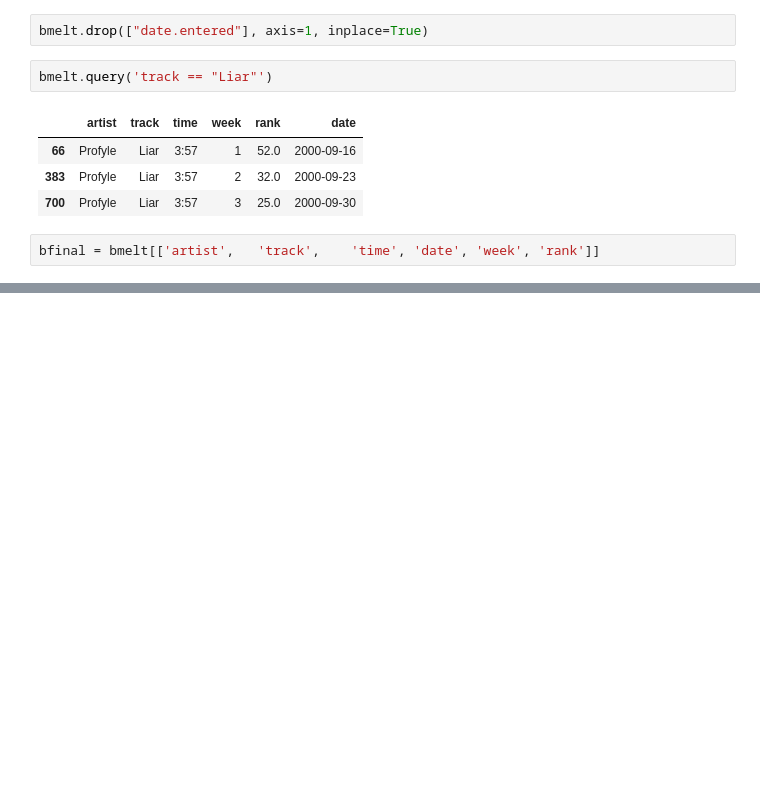
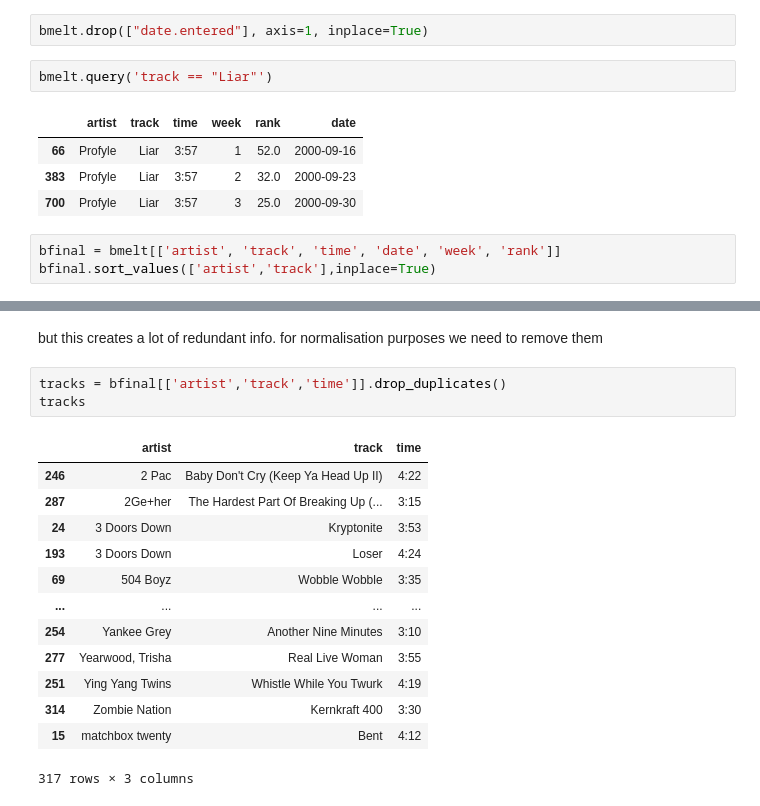
Before and after one commit to george-alta/100dayspython, a Jupyter notebook: notebooks/Ex_Files_Python_Statistics_EssT/Exercise Files/chapter2/02_04/data_cleaning.ipynb, the cells around one changed output, grey strips where cells are left out. Drawn from its saved outputs; the diff is of its cells as text; blank space fills up the shorter version.

```diff
--- a/notebooks/Ex_Files_Python_Statistics_EssT/Exercise Files/chapter2/02_04/data_cleaning.ipynb
+++ b/notebooks/Ex_Files_Python_Statistics_EssT/Exercise Files/chapter2/02_04/data_cleaning.ipynb
@@ -185,4 +185,5 @@ bmelt.query('track == "Liar"')
 | 383 | Profyle | Liar | 3:57 | 2 | 32.0 | 2000-09-23 |
 | 700 | Profyle | Liar | 3:57 | 3 | 25.0 | 2000-09-30 |
 # %%
-bfinal = bmelt[['artist',	'track',	'time', 'date',	'week',	'rank']]
+bfinal = bmelt[['artist', 'track', 'time', 'date', 'week', 'rank']]
+bfinal.sort_values(['artist','track'],inplace=True)
@@ -188,0 +199,19 @@ bfinal = bmelt[['artist',	'track',	'time', 'date',	'week',	'rank']]
+# %% [markdown]
+but this creates a lot of redundant info. for normalisation purposes we need to remove them
+# %%
+tracks = bfinal[['artist','track','time']].drop_duplicates()
+tracks
+# %% [output]
+|  | artist | track | time |
+| 246 | 2 Pac | Baby Don't Cry (Keep Ya Head Up II) | 4:22 |
+| 287 | 2Ge+her | The Hardest Part Of Breaking Up (... | 3:15 |
+| 24 | 3 Doors Down | Kryptonite | 3:53 |
+| 193 | 3 Doors Down | Loser | 4:24 |
+| 69 | 504 Boyz | Wobble Wobble | 3:35 |
+| ... | ... | ... | ... |
+| 254 | Yankee Grey | Another Nine Minutes | 3:10 |
+| 277 | Yearwood, Trisha | Real Live Woman | 3:55 |
+| 251 | Ying Yang Twins | Whistle While You Twurk | 4:19 |
+| 314 | Zombie Nation | Kernkraft 400 | 3:30 |
+| 15 | matchbox twenty | Bent | 4:12 |
+317 rows × 3 columns
```
Also changed, not shown: parts of 8 cells of this notebook, 13 other files.
